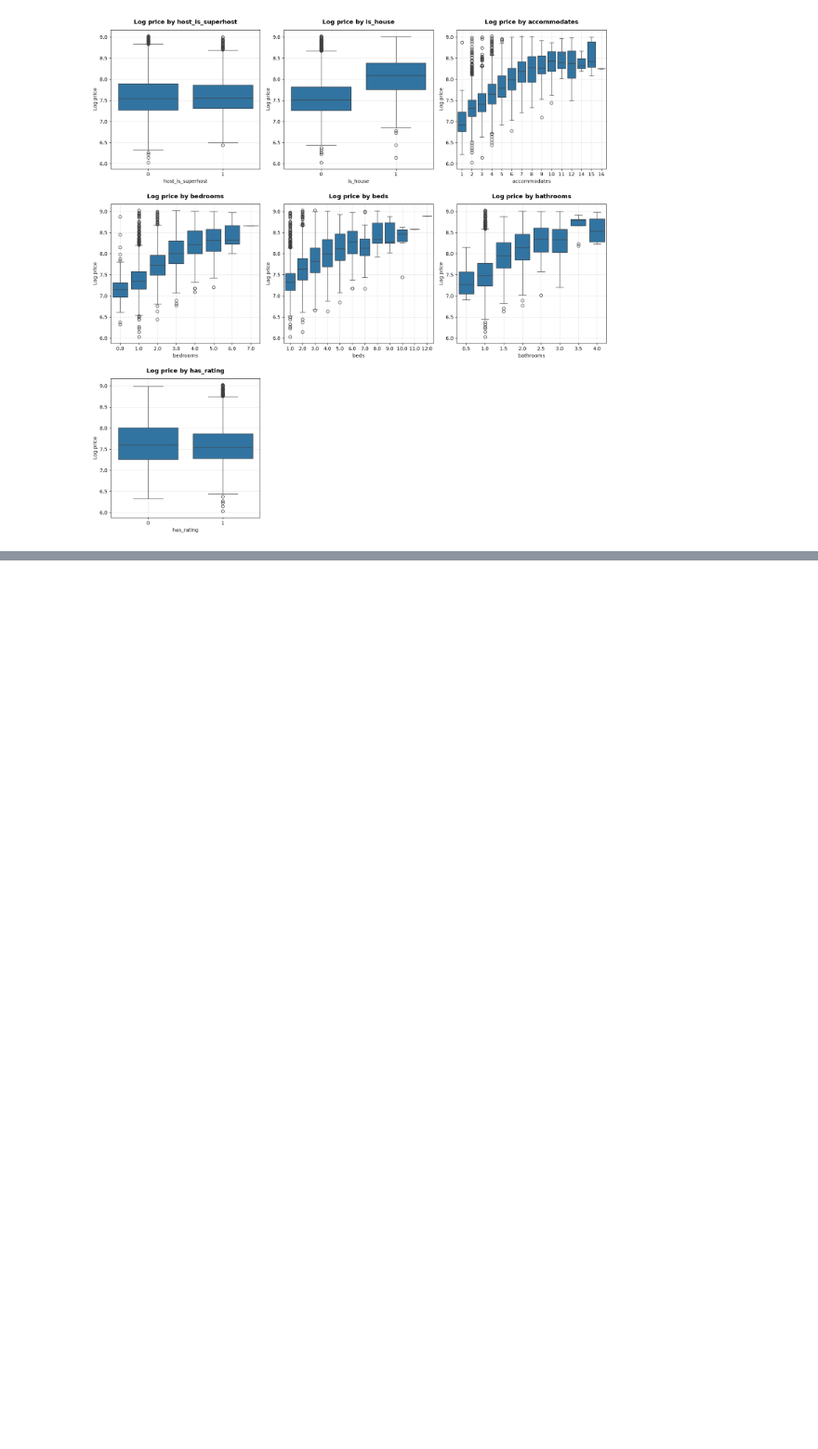
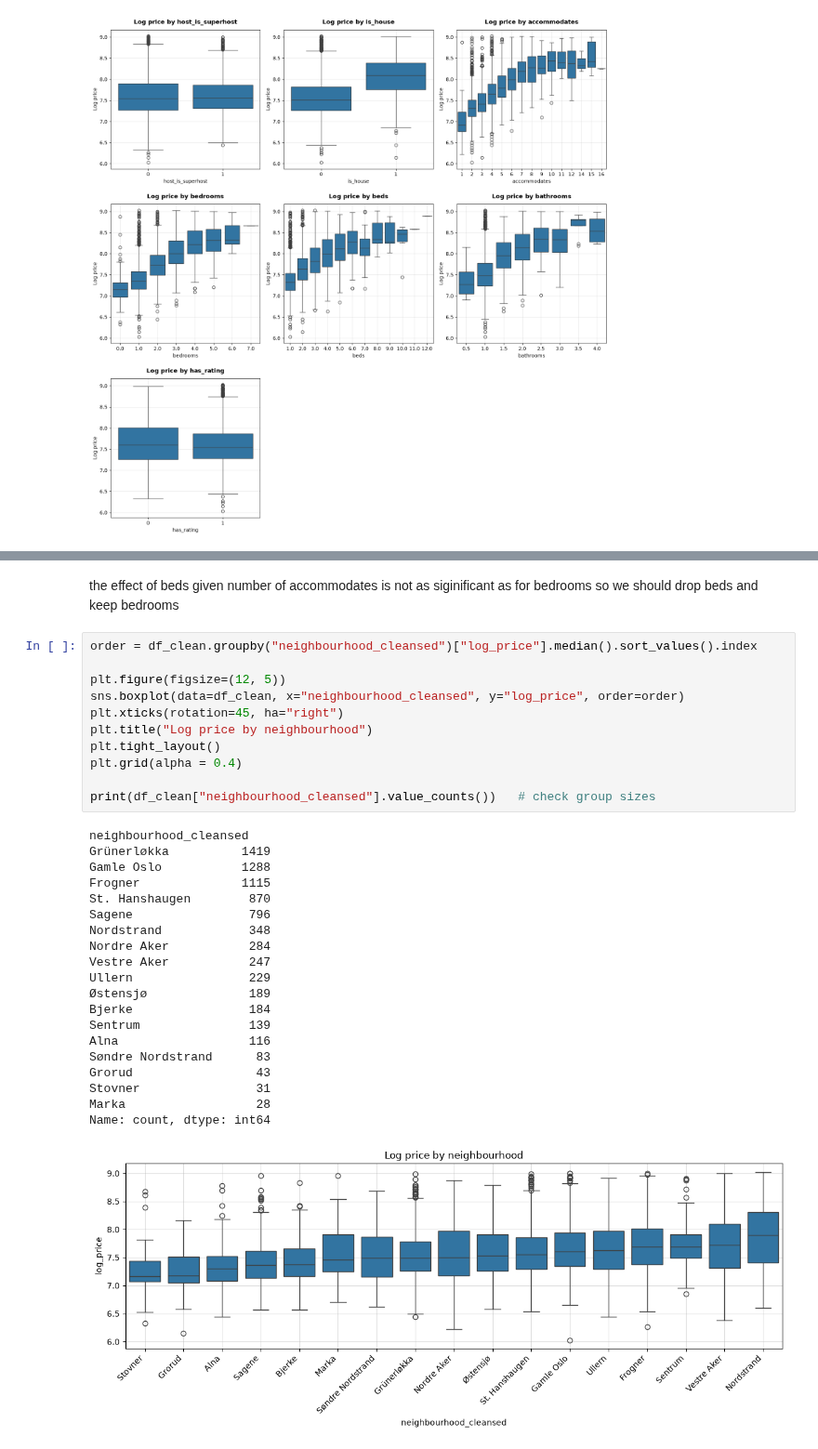
Before and after one commit to malenalisken/Airbnb_project, a Jupyter notebook: analyse/relations.ipynb, the cells around one changed output, grey strips where cells are left out. Shown at 93% size. Cells and saved outputs as stored; diff of their text form; blank space fills up the shorter version.

```diff
--- a/analyse/relations.ipynb
+++ b/analyse/relations.ipynb
@@ -143,0 +204,34 @@ plt.tight_layout(h_pad=2.0)
+# %% [markdown]
+the effect of beds given number of accommodates is not as siginificant as for bedrooms so we should drop beds and keep bedrooms
+# %%
+order = df_clean.groupby("neighbourhood_cleansed")["log_price"].median().sort_values().index
+
+plt.figure(figsize=(12, 5))
+sns.boxplot(data=df_clean, x="neighbourhood_cleansed", y="log_price", order=order)
+plt.xticks(rotation=45, ha="right")
+plt.title("Log price by neighbourhood")
+plt.tight_layout()
+plt.grid(alpha = 0.4)
+
+print(df_clean["neighbourhood_cleansed"].value_counts())   # check group sizes
+# %% [output]
+neighbourhood_cleansed
+Grünerløkka          1419
+Gamle Oslo           1288
+Frogner              1115
+St. Hanshaugen        870
+Sagene                796
+Nordstrand            348
+Nordre Aker           284
+Vestre Aker           247
+Ullern                229
+Østensjø              189
+Bjerke                184
+Sentrum               139
+Alna                  116
+Søndre Nordstrand      83
+Grorud                 43
+Stovner                31
+Marka                  28
+Name: count, dtype: int64
+[figure, added]
```
Also changed, not shown: parts of 5 cells of this notebook.
